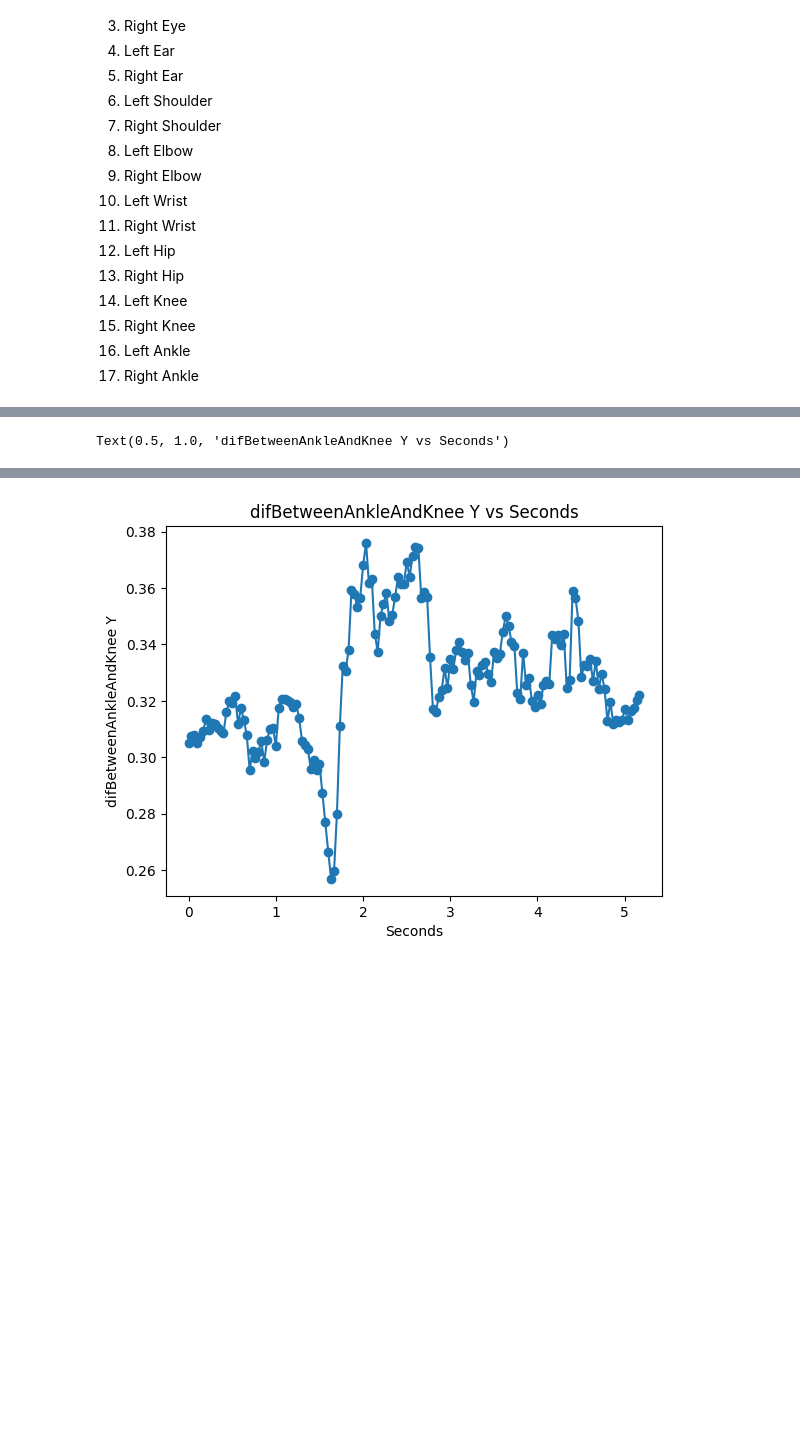
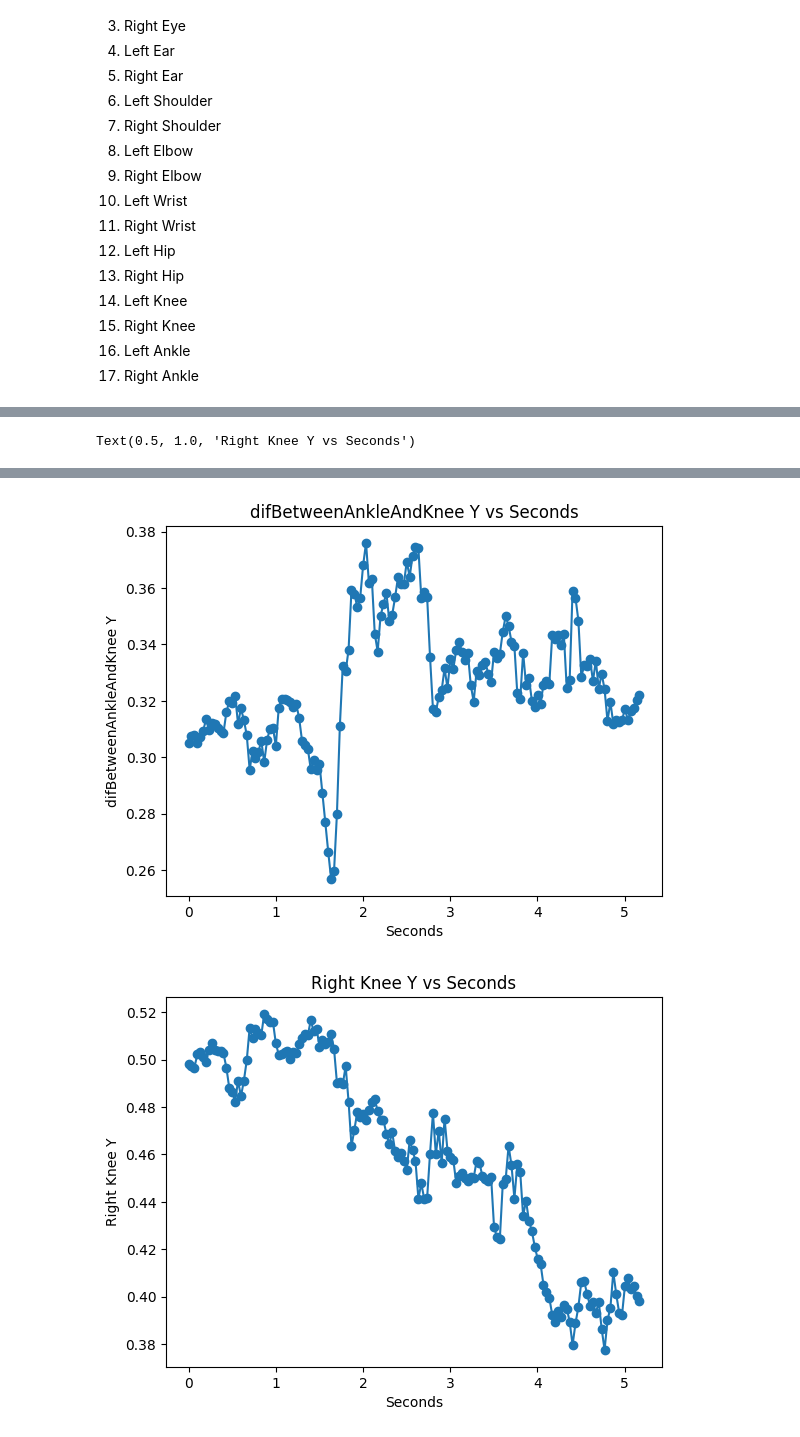
Before and after one commit to ManishReddy10/March, a Jupyter notebook: main.ipynb, the cells around one changed output, grey strips where cells are left out. Saved outputs shown, nothing was run; the diff lists cells and outputs as text; code cells hidden in the pictures; blank space fills up the shorter version.

Commit message:
graph Right Knee Y vs Time

```diff
--- a/main.ipynb
+++ b/main.ipynb
@@ -202,33 +202,41 @@ plt.title('Right Ankle Y vs Seconds')
 difBetweenAnkleAndKnee = np.array(rightAnkleYPerFrame) - np.array(rightKneeYPerFrame)
 print("difBetweenAnkleAndKnee", difBetweenAnkleAndKnee)
 
 plt.figure()
+plt.plot(seconds, rightKneeYPerFrame)
+plt.scatter(seconds, rightKneeYPerFrame)
+plt.xlabel('Seconds')
+plt.ylabel('Right Knee Y')
+plt.title('Right Knee Y vs Seconds')
+
+plt.figure()
 plt.plot(seconds, difBetweenAnkleAndKnee)
 plt.scatter(seconds, difBetweenAnkleAndKnee)
 plt.xlabel('Seconds')
 plt.ylabel('difBetweenAnkleAndKnee Y')
 plt.title('difBetweenAnkleAndKnee Y vs Seconds')
 # %% [output]
 Right Hip tensor([0.4463, 0.1472]) frame: 0 Person Number: 0
 Left Knee tensor([0.4915, 0.4684]) frame: 0 Person Number: 0
 Right Knee tensor([0.4390, 0.4981]) frame: 0 Person Number: 0
 Left Ankle tensor([0.4731, 0.7527]) frame: 0 Person Number: 0
 Right Ankle tensor([0.4318, 0.8032]) frame: 0 Person Number: 0
 Right Hip tensor([0.4466, 0.1456]) frame: 1 Person Number: 0
 Left Knee tensor([0.4935, 0.4663]) frame: 1 Person Number: 0
 Right Knee tensor([0.4384, 0.4974]) frame: 1 Person Number: 0
 Left Ankle tensor([0.4745, 0.7521]) frame: 1 Person Number: 0
 Right Ankle tensor([0.4310, 0.8049]) frame: 1 Person Number: 0
 Right Hip tensor([0.4463, 0.1463]) frame: 2 Person Number: 0
 Left Knee tensor([0.4960, 0.4678]) frame: 2 Person Number: 0
 ... (1204 lines left out)
      0.31099     0.33243     0.33047     0.33811     0.35932     0.35785      0.3532     0.35662     0.36801     0.37597     0.36168     0.36326     0.34384     0.33748      0.3502     0.35434     0.3 ...
      0.37456     0.37404     0.35652      0.3584     0.35691      0.3356     0.31723      0.3161     0.32138     0.32375     0.33156     0.32451     0.33488     0.33137       0.338     0.34103     0.3 ...
      0.32678     0.33735     0.33517     0.33664     0.34441     0.35002     0.34659     0.34096      0.3394     0.32261     0.32063     0.33705      0.3257     0.32814      0.3201     0.31771     0.3 ...
      0.32443     0.32746     0.35907     0.35654     0.34846     0.32853     0.33256     0.33221     0.33487       0.327     0.33417     0.32434     0.32959     0.32412     0.31289     0.31954     0.3 ...
-Text(0.5, 1.0, 'difBetweenAnkleAndKnee Y vs Seconds')
+Text(0.5, 1.0, 'Right Knee Y vs Seconds')
 [figure]
 [figure]
 [figure]
+[figure, added]
 # %%
 !git config filter.strip-notebook-output.clean 'jupyter nbconvert --ClearOutputPreprocessor.enabled=True --to=notebook --stdin --stdout --log-level=ERROR'
```
